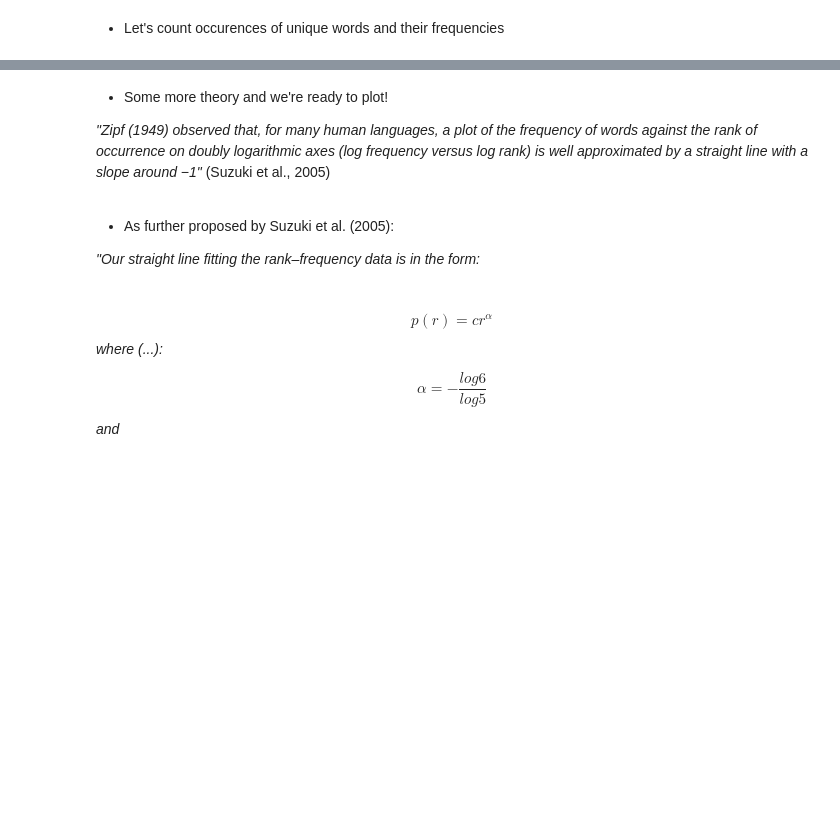
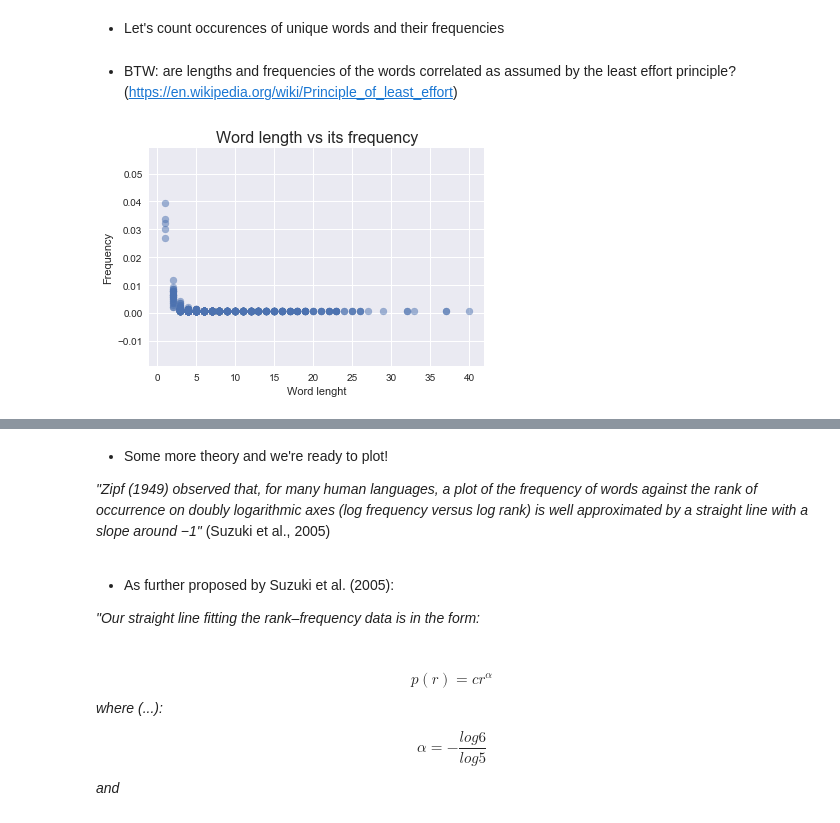
Before and after one commit to AlxndrMlk/stochasticZipf, a Jupyter notebook: Get_Zipf.ipynb, the cells around one changed output, grey strips where cells are left out. Cells and saved outputs as stored; diff of their text form; code cells hidden in the pictures; blank space fills up the shorter version.

```diff
--- a/Get_Zipf.ipynb
+++ b/Get_Zipf.ipynb
@@ -92,3 +92,18 @@ words = np.array(list(filter(lambda x: len(x) > 0, utterance)))
 labels, values = np.unique(words, return_counts=True)
 
 values = np.array(values) / len(words)
+# %% [markdown]
+* BTW: are lengths and frequencies of the words correlated as assumed by the least effort principle?
+(https://en.wikipedia.org/wiki/Principle_of_least_effort)
+# %%
+# Compute word lengths
+lenghts = [len(x) for x in labels]
+# %%
+# Plot lenghts vs frequencies
+plt.scatter(lenghts, values, alpha=.5)
+plt.xlabel('Word lenght')
+plt.ylabel('Frequency')
+plt.title('Word length vs its frequency', fontsize=16)
+plt.show()
+# %% [output]
+[figure, added]
```
Also changed, not shown: parts of 5 cells of this notebook.
